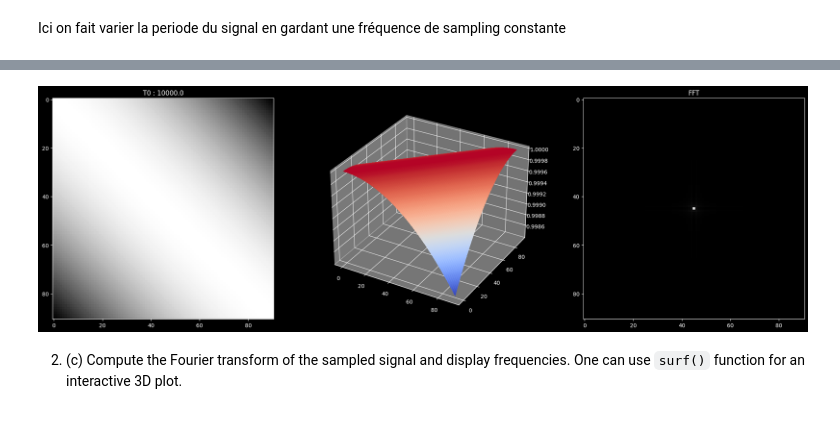
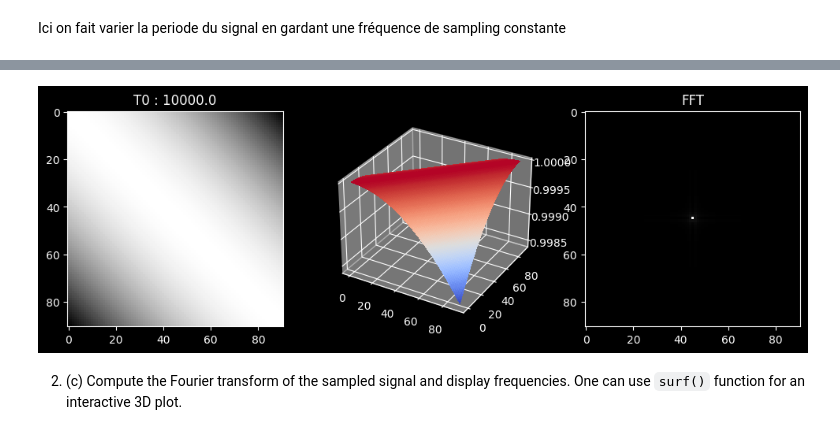
Before and after one commit to HugoRdet/BIMA, a Jupyter notebook: TME3/TME3.ipynb, the cells around one changed output, grey strips where cells are left out. Drawn from its saved outputs; the diff is of its cells as text; code cells hidden in the pictures.

```diff
--- a/TME3/TME3.ipynb
+++ b/TME3/TME3.ipynb
@@ -135,23 +135,23 @@ display_gif('exo1_2_1.gif')
 # %% [output]
 [interactive output not drawn]
 # %%
-fig = plt.figure(figsize=(1000//40,1000//40))
+fig = plt.figure(figsize=(1000//80,1000//80))
 
 I2=sinusoid2d(A=1,theta=45,T0=1e4,Te=1/(64*fm),size=128)
 ax = fig.add_subplot(1, 3, 1)
 ax.imshow(I2,cmap="gray")
 ax.set_title("T0 : "+str(1e4))
 ax = fig.add_subplot(1, 3, 2, projection='3d')
 X,Y = np.meshgrid(range(I2.shape[1]), range(I2.shape[0]))
 
 ax.plot_surface(X, Y, I2, rstride=1, cstride=1, cmap=cm.coolwarm,linewidth=0, antialiased=False)
 ax = fig.add_subplot(1, 3, 3)
 ax.imshow(np.log(1+np.abs(np.fft.fftshift(np.fft.fft2(I2)))),cmap="gray")
 ax.set_title('FFT')
 
 plt.show()
 # %% [output]
-[figure, old version]
+[figure, new version]
 # %% [markdown]
 2. (c) Compute the Fourier transform of the sampled signal and display frequencies. One can use `surf()` function for an interactive 3D plot.
 # %% [markdown]
```
Also changed, not shown: parts of 1 cell of this notebook.
